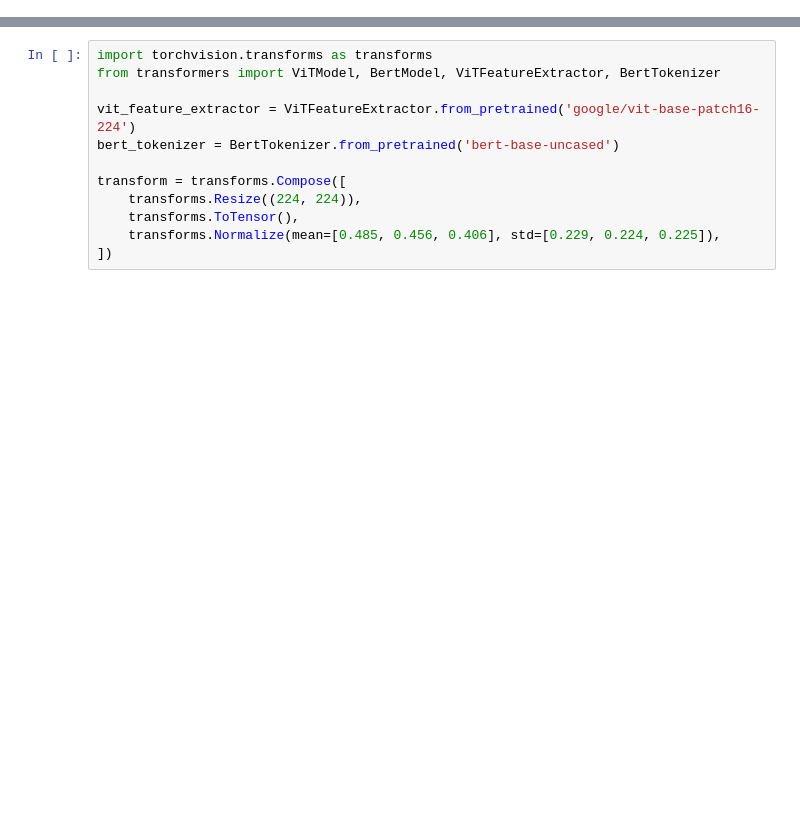
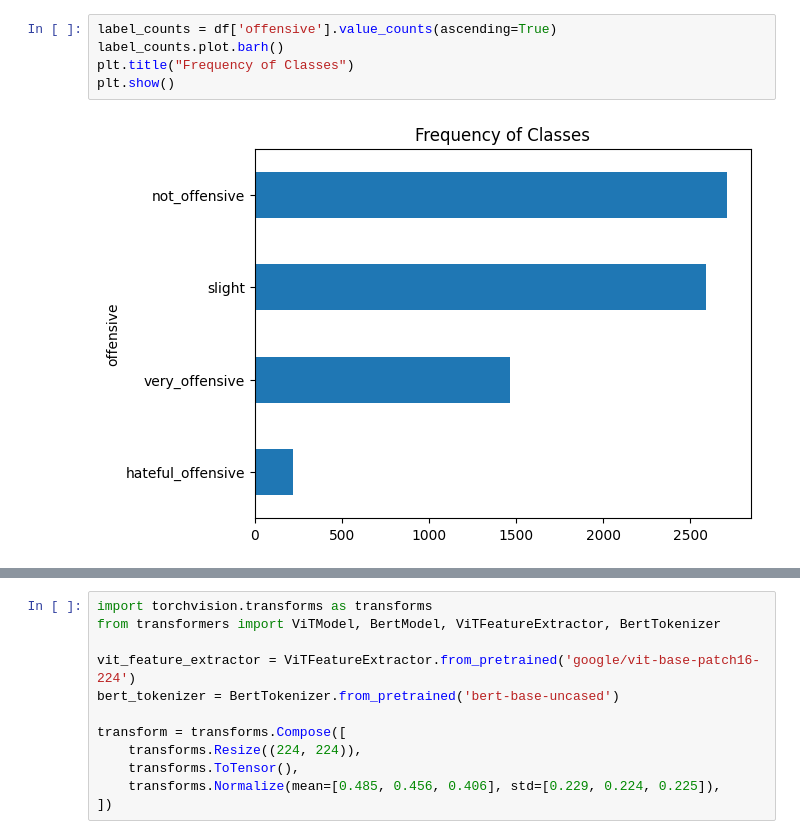
Before and after one commit to OPpandu/Sentiment-Analysis, a Jupyter notebook: MEME_Sentiment/train_eval.ipynb, the cells around one changed output, grey strips where cells are left out. Drawn from its saved outputs; the diff is of its cells as text; blank space fills up the shorter version.

```diff
--- a/MEME_Sentiment/train_eval.ipynb
+++ b/MEME_Sentiment/train_eval.ipynb
@@ -14,0 +53,7 @@ df = pd.read_csv(csv_path)
+# %%
+label_counts = df['offensive'].value_counts(ascending=True)
+label_counts.plot.barh()
+plt.title("Frequency of Classes")
+plt.show()
+# %% [output]
+[figure, added]
```
Also changed, not shown: parts of 17 cells of this notebook, 2 other files.
